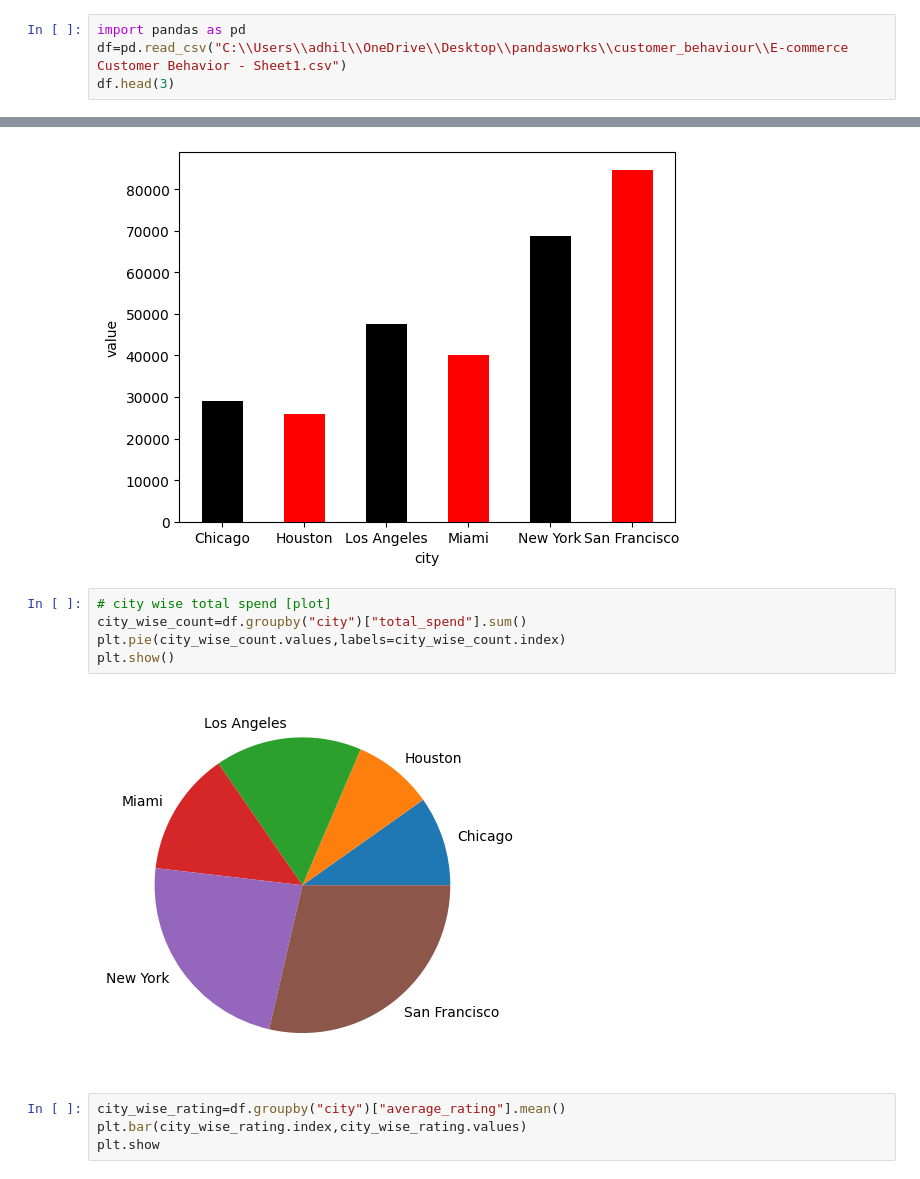
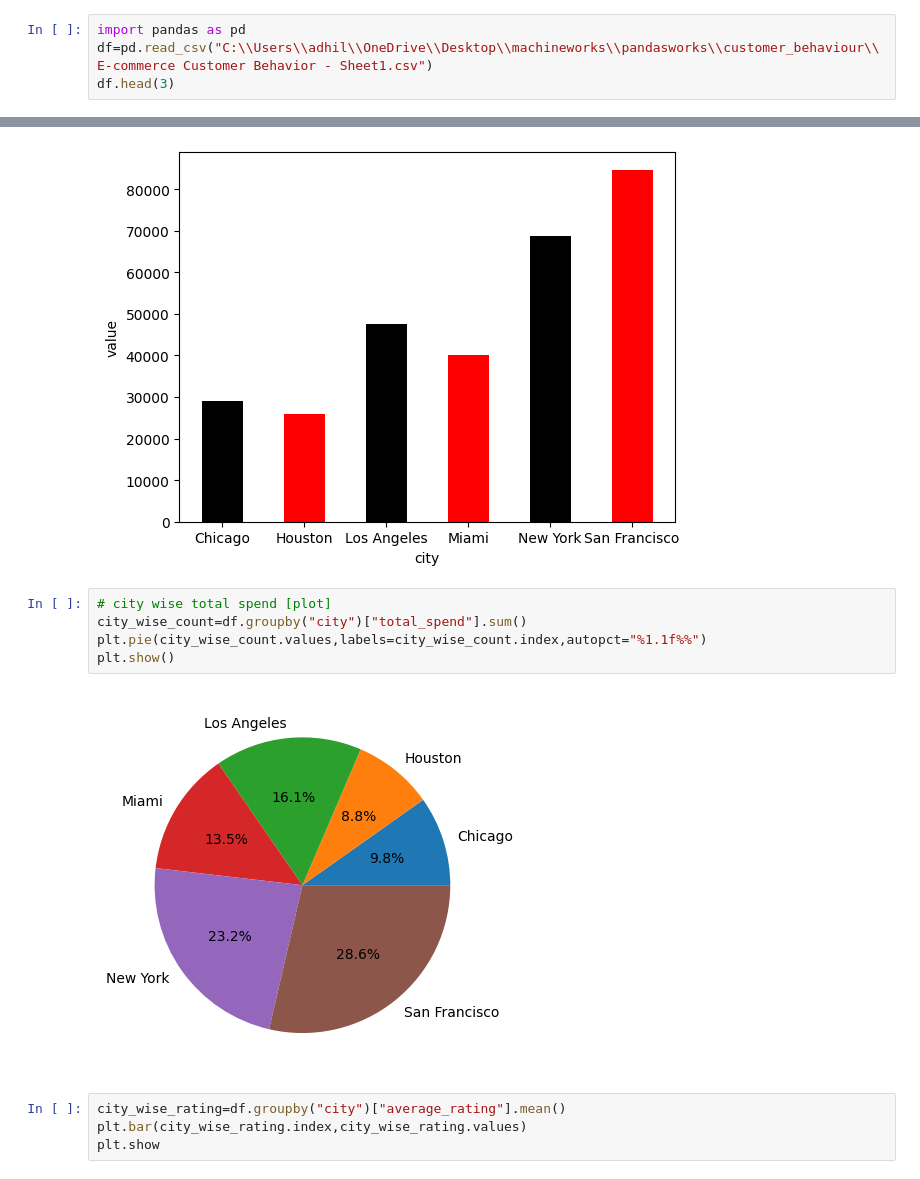
Before and after one commit to APAdhil71/pandaswork, a Jupyter notebook: customer_behaviour/process_customer_behaviour.ipynb, the cells around one changed output, grey strips where cells are left out. Saved outputs shown, nothing was run; the diff lists cells and outputs as text.

```diff
--- a/customer_behaviour/process_customer_behaviour.ipynb
+++ b/customer_behaviour/process_customer_behaviour.ipynb
@@ -1,6 +1,6 @@
 # %%
 import pandas as pd
-df=pd.read_csv("C:\\Users\\adhil\\OneDrive\\Desktop\\pandasworks\\customer_behaviour\\E-commerce Customer Behavior - Sheet1.csv")
+df=pd.read_csv("C:\\Users\\adhil\\OneDrive\\Desktop\\machineworks\\pandasworks\\customer_behaviour\\E-commerce Customer Behavior - Sheet1.csv")
 df.head(3)
 # %% [output]
 |  | Customer ID | Gender | Age | City | Membership Type | Total Spend | Items Purchased | Average Rating | ... |
@@ -142,10 +144,10 @@ plt.show()
 # %%
 # city wise total spend [plot]
 city_wise_count=df.groupby("city")["total_spend"].sum()
-plt.pie(city_wise_count.values,labels=city_wise_count.index)
+plt.pie(city_wise_count.values,labels=city_wise_count.index,autopct="%1.1f%%")
 plt.show()
 # %% [output]
-[figure, old version]
+[figure, new version]
 # %%
 city_wise_rating=df.groupby("city")["average_rating"].mean()
 plt.bar(city_wise_rating.index,city_wise_rating.values)
```
Also changed, not shown: parts of 4 cells of this notebook.
